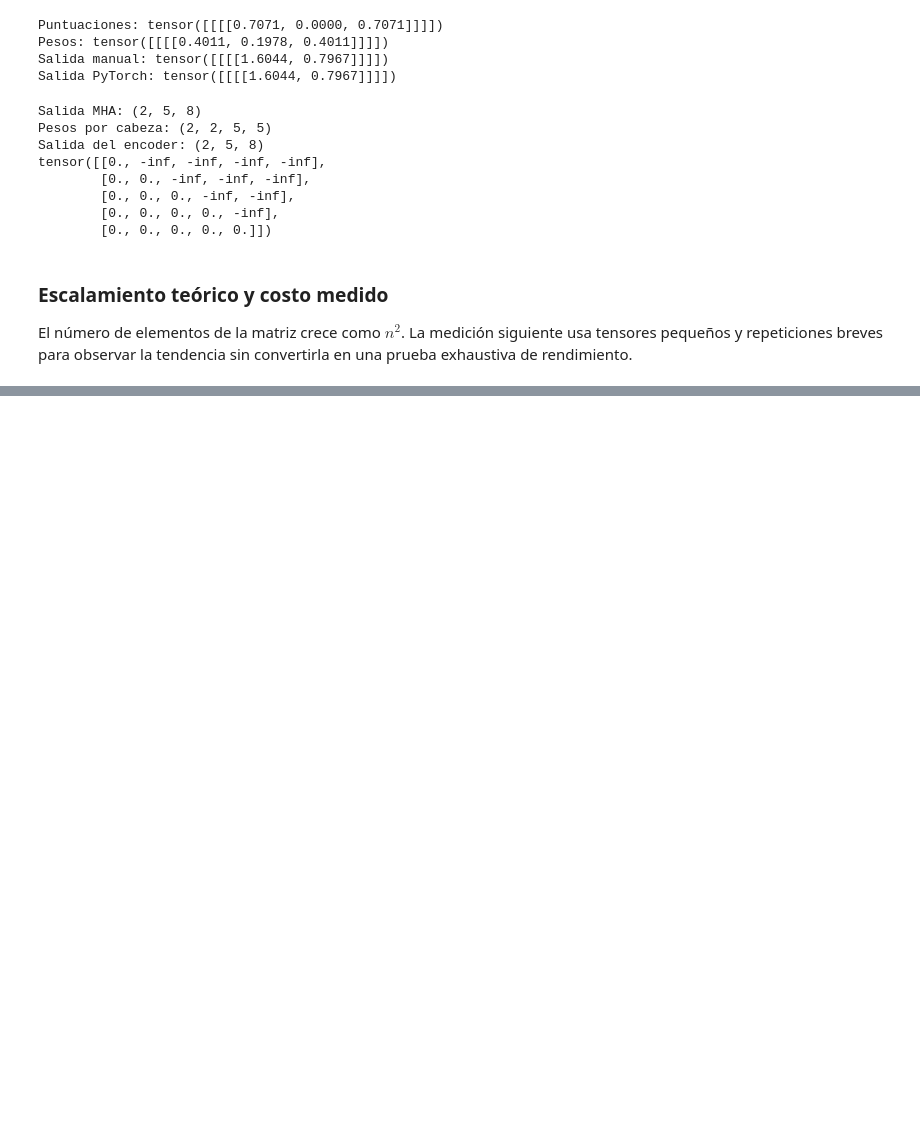
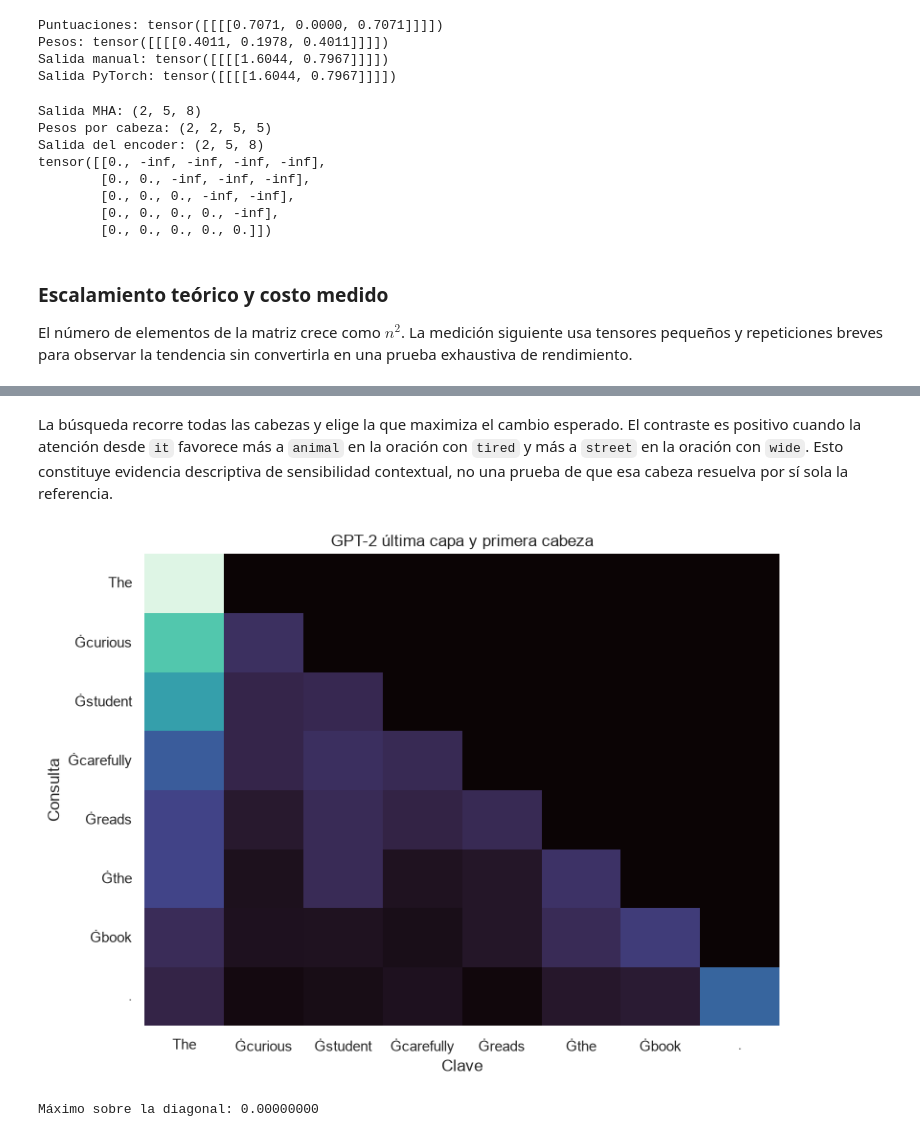
Before and after one commit to JosFer720/Hoja-de-trabajo-2-Transformers-y-mecanismo-de-atencion, a Jupyter notebook: Laboratorio_2_Transformers_y_Atencion.ipynb, the cells around one changed output, grey strips where cells are left out. Drawn from its saved outputs; the diff is of its cells as text; code cells hidden in the pictures; blank space fills up the shorter version.

```diff
--- a/Laboratorio_2_Transformers_y_Atencion.ipynb
+++ b/Laboratorio_2_Transformers_y_Atencion.ipynb
@@ -192,0 +303,16 @@ plt.show()
+# %% [markdown]
+La búsqueda recorre todas las cabezas y elige la que maximiza el cambio esperado. El contraste es positivo cuando la atención desde `it` favorece más a `animal` en la oración con `tired` y más a `street` en la oración con `wide`. Esto constituye evidencia descriptiva de sensibilidad contextual, no una prueba de que esa cabeza resuelva por sí sola la referencia.
+# %%
+layer_for_mask = len(gpt_attn) - 1
+matrix = gpt_attn[layer_for_mask][0, 0].numpy()
+upper_max = float(np.triu(matrix, k=1).max())
+fig, ax = plt.subplots(figsize=(8, 6))
+heatmap(ax, matrix, gpt_tokens, "GPT-2 última capa y primera cabeza")
+fig.tight_layout()
+fig.savefig(FIG_DIR / "causalidad_gpt2.png", dpi=180, bbox_inches="tight")
+plt.show()
+print(f"Máximo sobre la diagonal: {upper_max:.8f}")
+assert upper_max < 1e-6
+# %% [output]
+[figure, added]
+Máximo sobre la diagonal: 0.00000000
```
Also changed, not shown: parts of 9 cells of this notebook, 6 other files.
